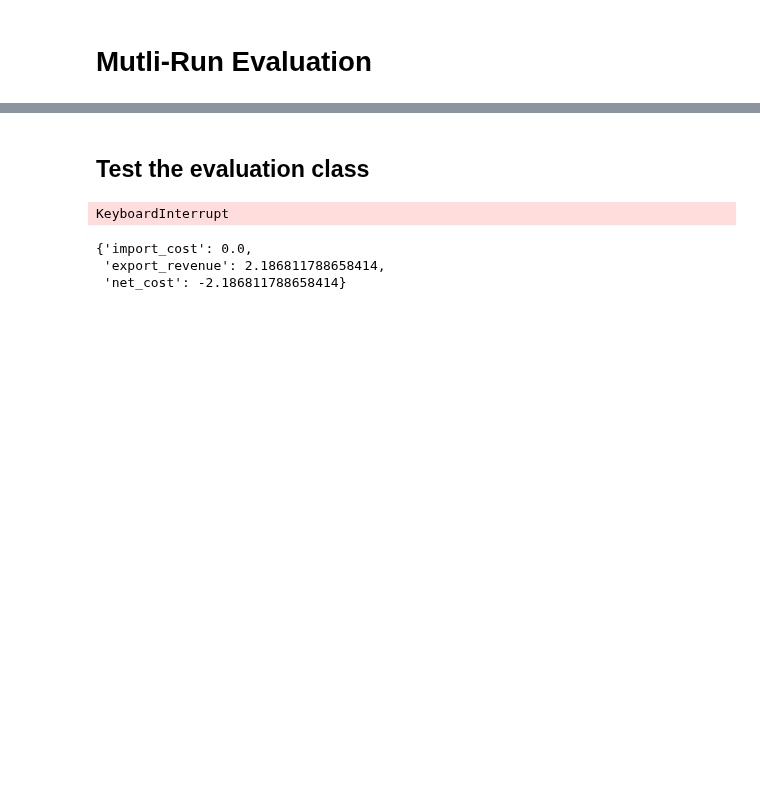
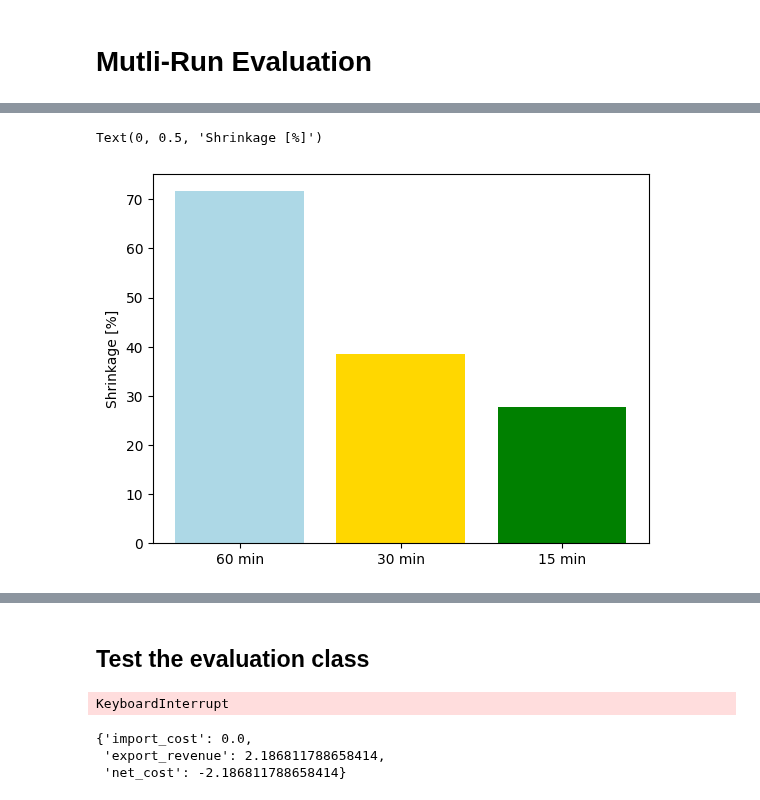
Before and after one commit to JaMoPinter/MPC-vs-RBC, a Jupyter notebook: 03_optimization/evaluation/evaluation.ipynb, the cells around one changed output, grey strips where cells are left out. Drawn from its saved outputs; the diff is of its cells as text; code cells hidden in the pictures; blank space fills up the shorter version.

```diff
--- a/03_optimization/evaluation/evaluation.ipynb
+++ b/03_optimization/evaluation/evaluation.ipynb
@@ -220,0 +1472,14 @@ mre.leaderboard()
+# %%
+#comparison_df[['shrinkage_60', 'shrinkage_30', 'shrinkage_15']].mean().plot(kind='bar', title='SHRINKAGE', ylabel='Value [-]')
+comparison_df[['shrinkage_60', 'shrinkage_30', 'shrinkage_15']].mean()
+
+import matplotlib.pyplot as plt
+
+# make a bar plot of shrinkage using matplotlib
+plt.figure()
+bars = plt.bar(['60 min', '30 min', '15 min'], comparison_df[['shrinkage_60', 'shrinkage_30', 'shrinkage_15']].mean()*100,
+               color=['lightblue', 'gold', 'green'])
+plt.ylabel('Shrinkage [%]')
+# %% [output]
+Text(0, 0.5, 'Shrinkage [%]')
+[figure, added]
```
Also changed, not shown: parts of 47 cells of this notebook, 9 other files.
